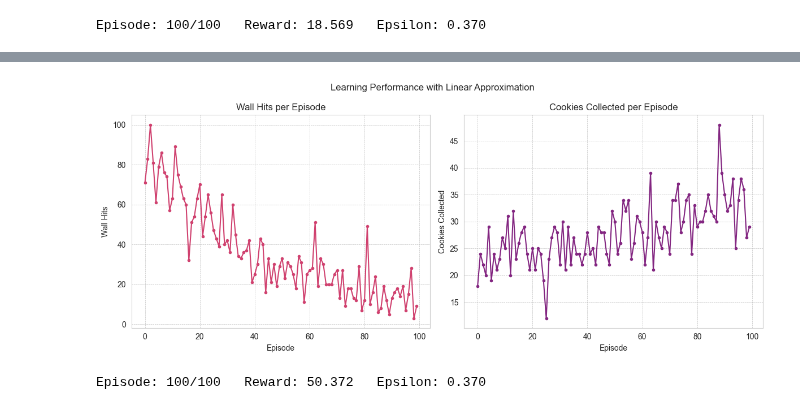
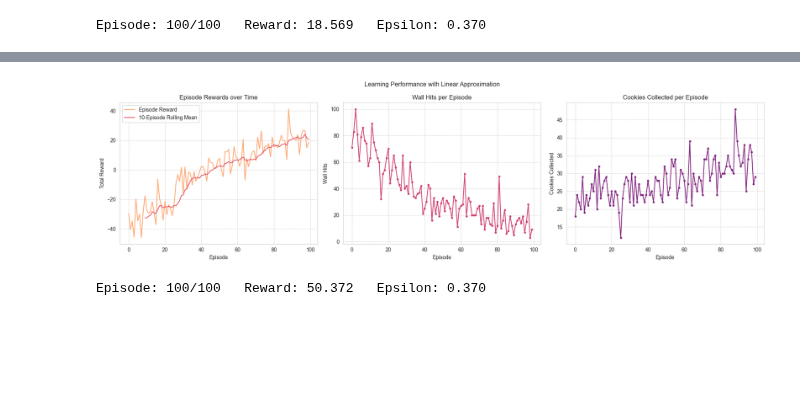
Before and after one commit to kuimetra/reinforcement_learning, a Jupyter notebook: problem_set5/main.ipynb, the cells around one changed output, grey strips where cells are left out. Cells and saved outputs as stored; diff of their text form; code cells hidden in the pictures; blank space fills up the shorter version.

Commit message:
learning performance plot with 3 metrics

```diff
--- a/problem_set5/main.ipynb
+++ b/problem_set5/main.ipynb
@@ -28,3 +28,6 @@ def get_features(obs, info):
     dist = info["distance"]
 
     return [agent_pos, agent_vel, cookie_pos, cookie_time, dist]
+# %%
+env.reset()
+env.step(0)
@@ -196,18 +194,26 @@ def plot_reward_trends(cumul_rewards, method_name):
 # %%
-def plot_learning_performance(episode_wall_hits, episode_cookies_collected, method_name):
-    fig, (ax1, ax2) = plt.subplots(1, 2, figsize=(12, 5))
+def plot_learning_performance(episode_rewards, episode_wall_hits, episode_cookies_collected, method_name):
+    fig, axs = plt.subplots(1, 3, figsize=(18, 5))
 
-    ax1.plot(episode_wall_hits, color=cmap[8], marker='.')
-    ax1.set_title('Wall Hits per Episode')
-    ax1.set_xlabel('Episode')
-    ax1.set_ylabel('Wall Hits')
-    ax1.grid(color="silver", linestyle='--', linewidth=0.5)
+    axs[0].plot(episode_rewards, color=cmap[12], label="Episode Reward")
+    axs[0].plot(pd.Series(episode_rewards).rolling(10).mean(), color=cmap[9], label="10-Episode Rolling Mean")
+    axs[0].set_title(f"Episode Rewards over Time")
+    axs[0].set_xlabel("Episode")
+    axs[0].set_ylabel("Total Reward")
+    axs[0].grid(color="silver", linestyle='--', linewidth=0.5)
+    axs[0].legend()
 
-    ax2.plot(episode_cookies_collected, color=cmap[5], marker='.')
-    ax2.set_title('Cookies Collected per Episode')
-    ax2.set_xlabel('Episode')
-    ax2.set_ylabel('Cookies Collected')
-    ax2.grid(color="silver", linestyle='--', linewidth=0.5)
+    axs[1].plot(episode_wall_hits, color=cmap[8], marker='.')
+    axs[1].set_title('Wall Hits per Episode')
+    axs[1].set_xlabel('Episode')
+    axs[1].set_ylabel('Wall Hits')
+    axs[1].grid(color="silver", linestyle='--', linewidth=0.5)
+
+    axs[2].plot(episode_cookies_collected, color=cmap[5], marker='.')
+    axs[2].set_title('Cookies Collected per Episode')
+    axs[2].set_xlabel('Episode')
+    axs[2].set_ylabel('Cookies Collected')
+    axs[2].grid(color="silver", linestyle='--', linewidth=0.5)
 
     fig.suptitle(f'Learning Performance with {method_name}')
 
@@ -220,8 +222,8 @@ plot_reward_trends(lin_approx_results["episode_rewards"], method_name="Linear Ap
 # %%
-plot_learning_performance(lin_approx_results["episode_wall_hits"], lin_approx_results["episode_cookies_collected"],
-                          method_name="Linear Approximation")
+plot_learning_performance(lin_approx_results["episode_rewards"], lin_approx_results["episode_wall_hits"],
+                          lin_approx_results["episode_cookies_collected"], method_name="Linear Approximation")
 # %% [output]
-[figure, old version]
+[figure, new version]
 # %%
 class DQN(nn.Module):
     def __init__(self, n_observations, n_actions):
```
Also changed, not shown: parts of 9 cells of this notebook.
